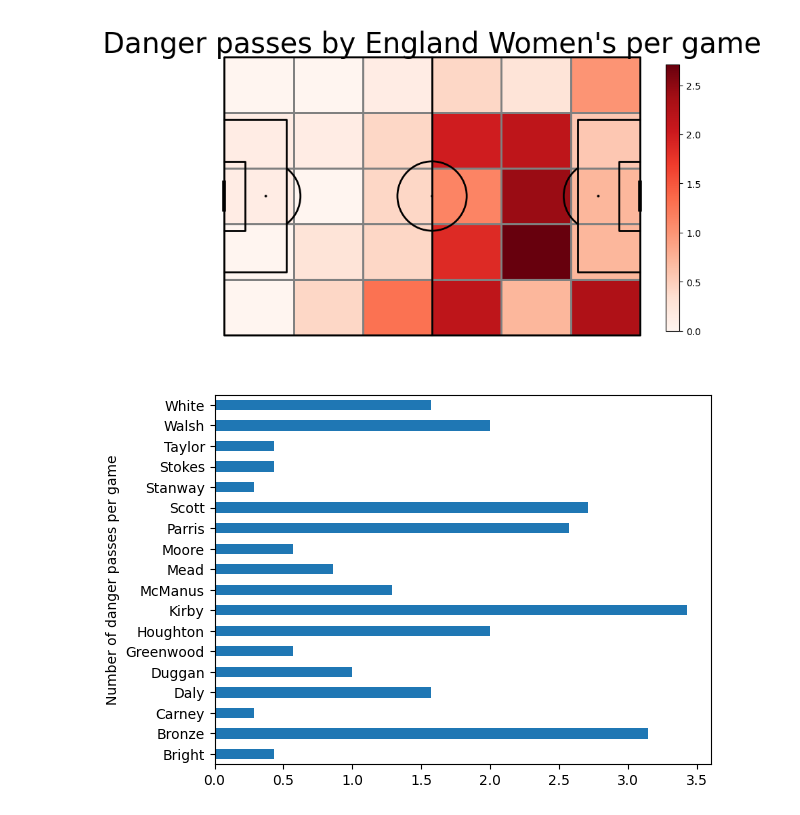
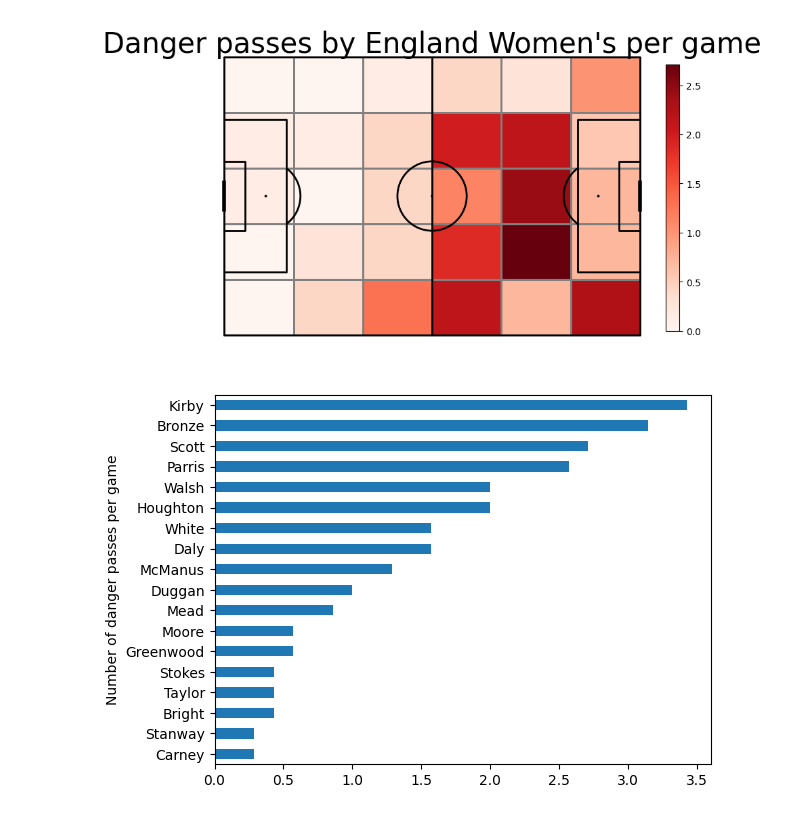
Before and after one commit to khoffLSU/footy_analytics, a Jupyter notebook: Visualizing Football - passing heatmaps.ipynb, the cells around one changed output. Saved outputs shown, nothing was run; the diff lists cells and outputs as text; code cells hidden in the pictures.

```diff
--- a/Visualizing Football - passing heatmaps.ipynb
+++ b/Visualizing Football - passing heatmaps.ipynb
@@ -159,16 +146,16 @@ plt.show()
 # %%
 #keep only surnames
 danger_passes["player"] = danger_passes["player"].apply(lambda x: str(x).split()[-1])
 
 #count passes by player and normalize them
-pass_count = (danger_passes.groupby(["player"]).x.count()/no_games)
+pass_count = (danger_passes.groupby(["player"]).x.count()/no_games).sort_values()
 
 #make a histogram
 ax = pass_count.plot.barh(pass_count)
 
 #make legend
 ax.set_xlabel("")
 ax.set_ylabel("Number of danger passes per game")
 plt.show()
 # %% [output]
-[figure, old version]
+[figure, new version]
```
Also changed, not shown: parts of 5 cells of this notebook.
